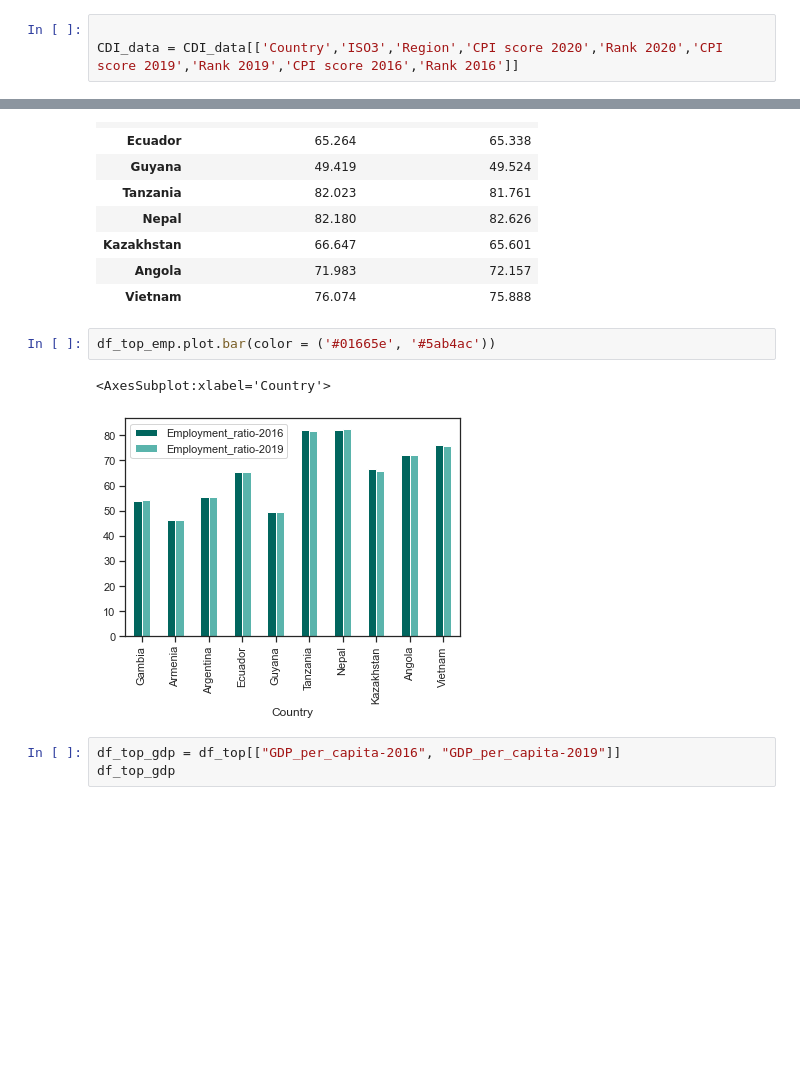
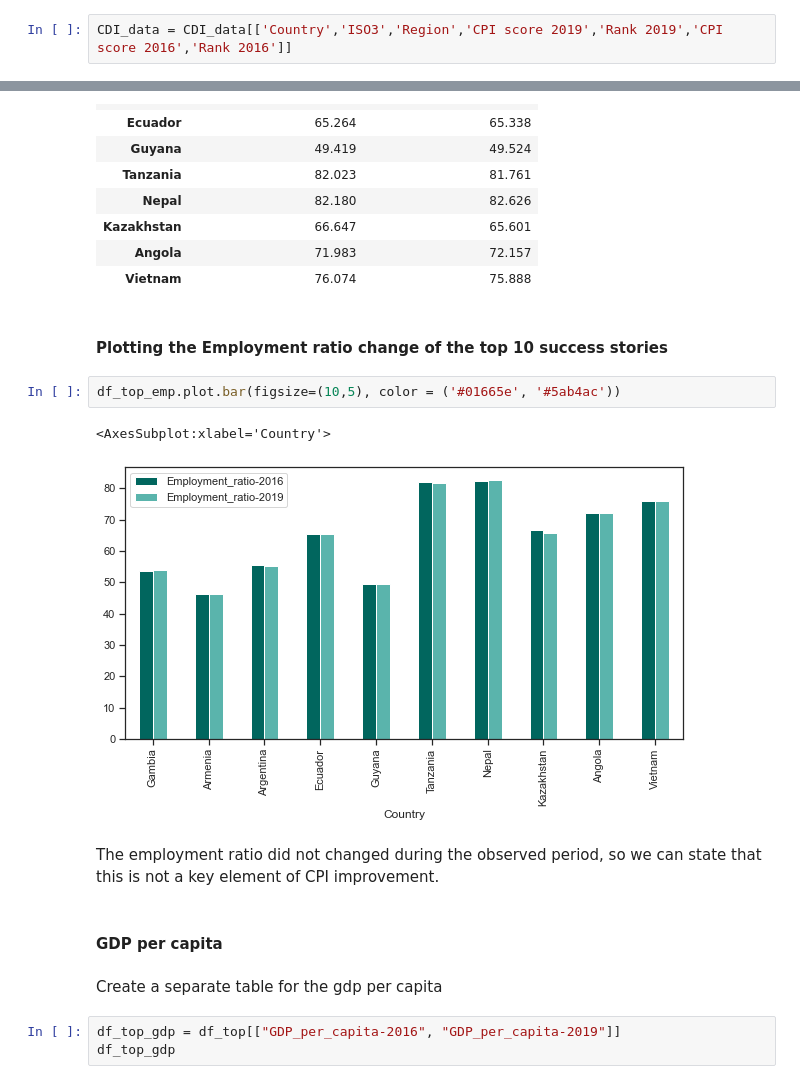
Before and after one commit to ASerfozo/CEU_Python, a Jupyter notebook: code/Term_Project_analysis_v02.ipynb, the cells around one changed output, grey strips where cells are left out. Cells and saved outputs as stored; diff of their text form; blank space fills up the shorter version.

```diff
--- a/code/Term_Project_analysis_v02.ipynb
+++ b/code/Term_Project_analysis_v02.ipynb
@@ -53,4 +55,3 @@ Keep only the 2020, 2019 and 2016 CPI data
 # %%
-
-CDI_data = CDI_data[['Country','ISO3','Region','CPI score 2020','Rank 2020','CPI score 2019','Rank 2019','CPI score 2016','Rank 2016']]
+CDI_data = CDI_data[['Country','ISO3','Region','CPI score 2019','Rank 2019','CPI score 2016','Rank 2016']]
 # %% [markdown]
@@ -451,11 +471,19 @@ df_top_emp
 | Kazakhstan | 66.647 | 65.601 |
 | Angola | 71.983 | 72.157 |
 | Vietnam | 76.074 | 75.888 |
+# %% [markdown]
+#### Plotting the Employment ratio change of the top 10 success stories
 # %%
-df_top_emp.plot.bar(color = ('#01665e', '#5ab4ac'))
+df_top_emp.plot.bar(figsize=(10,5), color = ('#01665e', '#5ab4ac'))
 # %% [output]
 <AxesSubplot:xlabel='Country'>
-[figure, old version]
+[figure, new version]
+# %% [markdown]
+The employment ratio did not changed during the observed period, so we can state that this is not a key element of CPI improvement.
+# %% [markdown]
+#### GDP per capita
+# %% [markdown]
+Create a separate table for the gdp per capita
 # %%
 df_top_gdp = df_top[["GDP_per_capita-2016", "GDP_per_capita-2019"]]
 df_top_gdp
```
Also changed, not shown: parts of 50 cells of this notebook, 1 other file.
